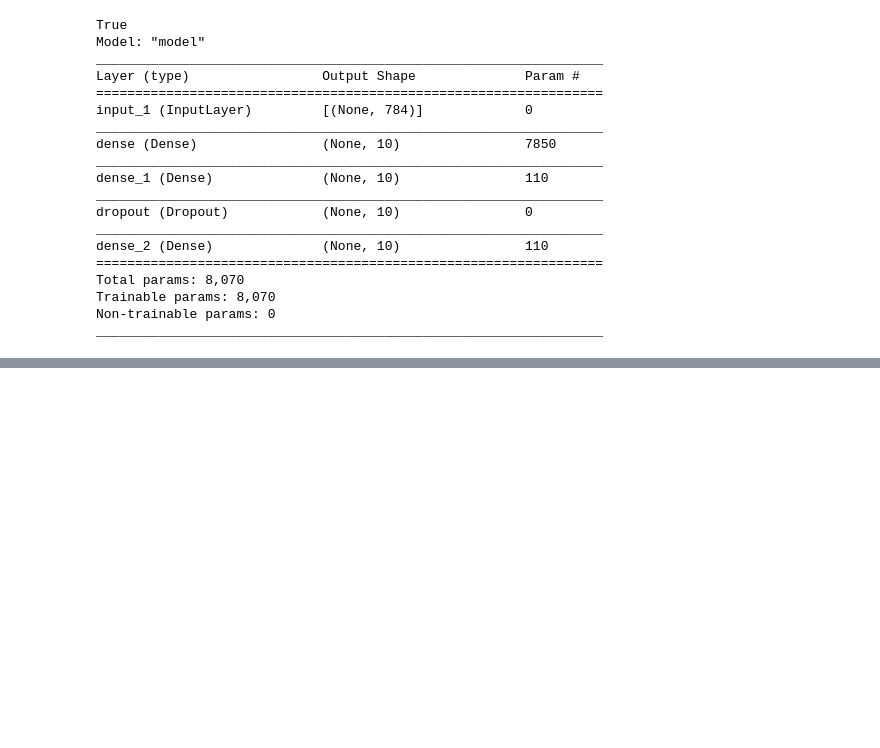
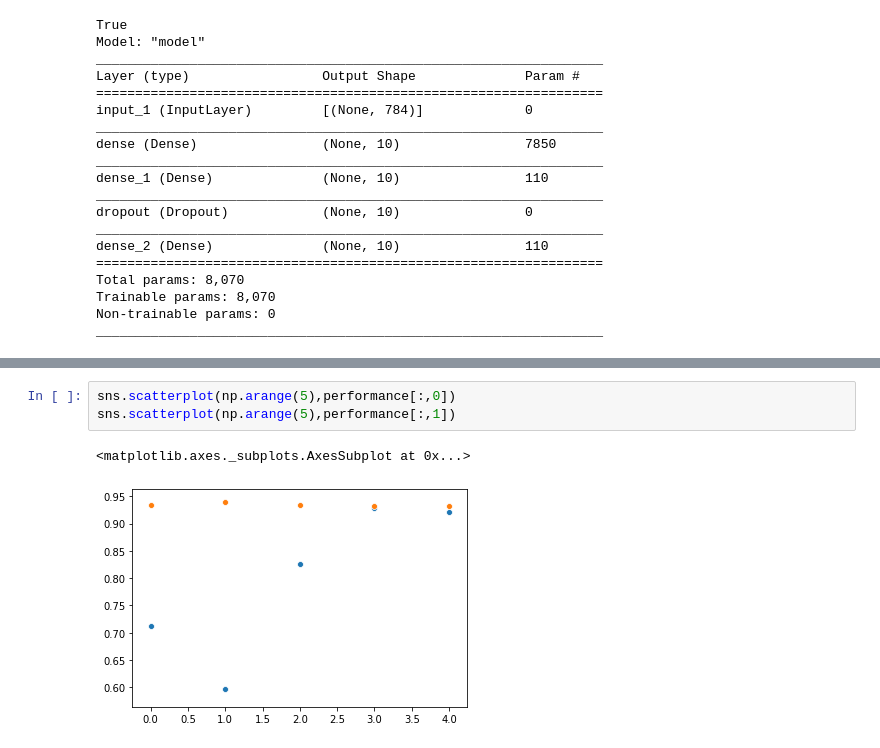
Before and after one commit to jahanpd/algorithms, a Jupyter notebook: MLPtest.ipynb, the cells around one changed output, grey strips where cells are left out. Drawn from its saved outputs; the diff is of its cells as text; blank space fills up the shorter version.

```diff
--- a/MLPtest.ipynb
+++ b/MLPtest.ipynb
@@ -95,0 +98,6 @@ array([[0.4278    , 0.86580002],
+# %%
+sns.scatterplot(np.arange(5),performance[:,0])
+sns.scatterplot(np.arange(5),performance[:,1])
+# %% [output]
+<matplotlib.axes._subplots.AxesSubplot at 0x...>
+[figure, added]
```
Also changed, not shown: parts of 6 cells of this notebook, 3 other files.
